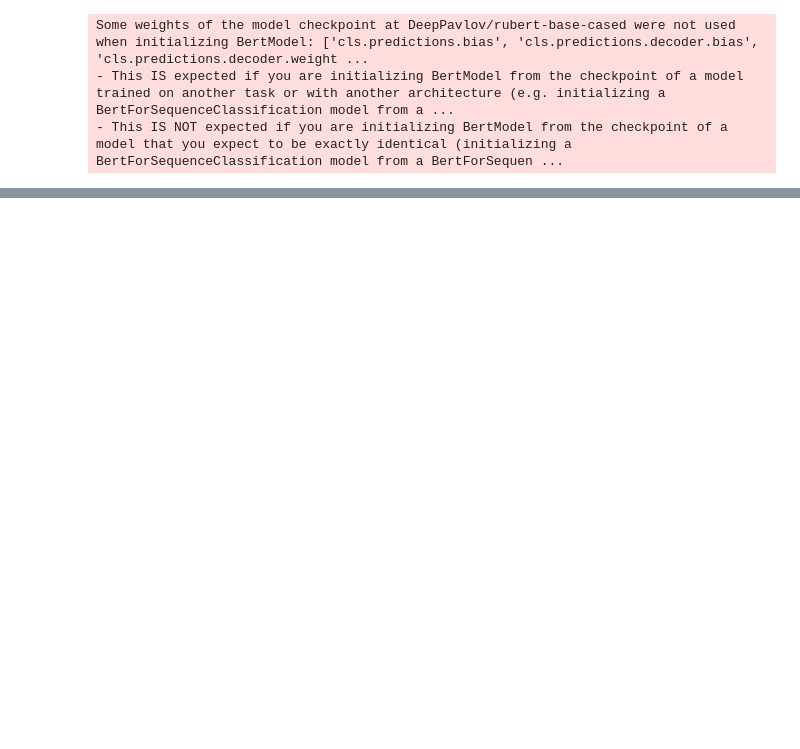
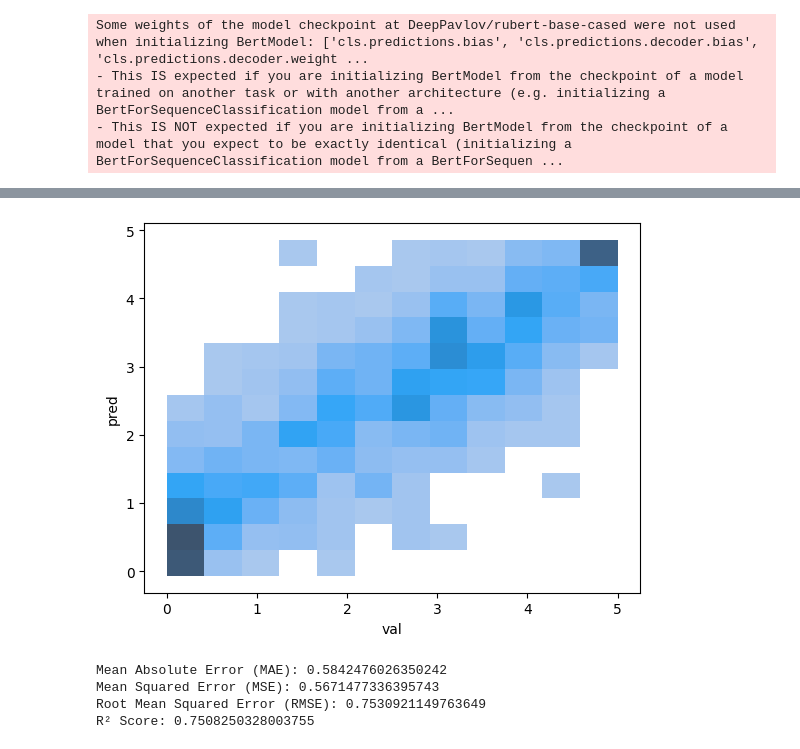
Before and after one commit to MilyaushaShamsutdinova/AlignRuScore, a Jupyter notebook: train.ipynb, the cells around one changed output, grey strips where cells are left out. Cells and saved outputs as stored; diff of their text form; code cells hidden in the pictures; blank space fills up the shorter version.

```diff
--- a/train.ipynb
+++ b/train.ipynb
@@ -908,0 +1298,23 @@ score
+# %%
+import seaborn as sns
+sns.histplot(x=y_val,y=y_pred)
+plt.xlabel('val')
+plt.ylabel('pred')
+plt.show()
+# %% [output]
+[figure, added]
+# %%
+mae = mean_absolute_error(y_val, y_pred)
+mse = mean_squared_error(y_val, y_pred)
+rmse = np.sqrt(mse)
+r2 = r2_score(y_val, y_pred)
+
+print("Mean Absolute Error (MAE):", mae)
+print("Mean Squared Error (MSE):", mse)
+print("Root Mean Squared Error (RMSE):", rmse)
+print("R² Score:", r2)
+# %% [output]
+Mean Absolute Error (MAE): 0.5842476026350242
+Mean Squared Error (MSE): 0.5671477336395743
+Root Mean Squared Error (RMSE): 0.7530921149763649
+R² Score: 0.7508250328003755
```
Also changed, not shown: parts of 27 cells of this notebook.
